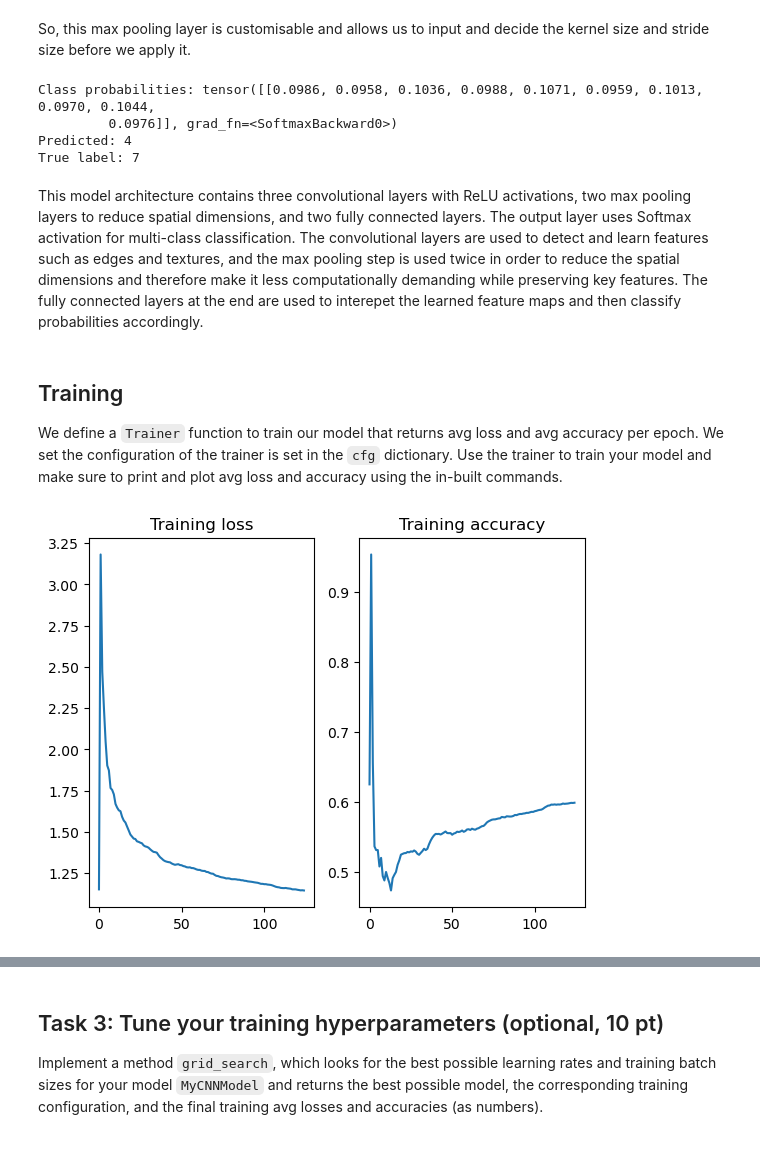
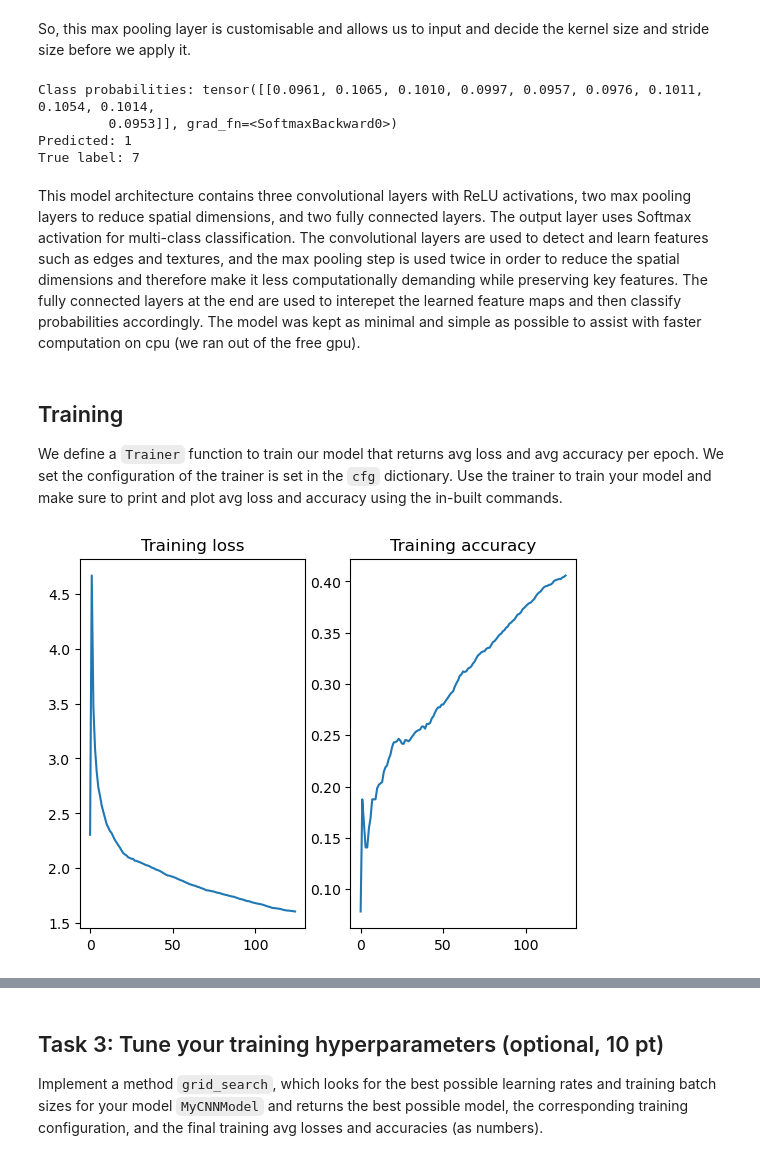
Before and after one commit to hertie-data-science-lab/assignment-2-ps-2-b, a Jupyter notebook: main.ipynb, the cells around one changed output, grey strips where cells are left out. Drawn from its saved outputs; the diff is of its cells as text; code cells hidden in the pictures.

```diff
--- a/main.ipynb
+++ b/main.ipynb
@@ -288,10 +288,7 @@ class MyCNNModel(nn.Sequential):
             nn.Flatten(),                                 # → 128×16×16 = 32768
             nn.Linear(128 * 16 * 16, 256),
             nn.ReLU(),
-            nn.Linear(256, n_classes),
-
-            #Softmax
-            nn.LogSoftmax(dim=1)
+            nn.Linear(256, n_classes)
         )
 
     def forward(self, x):
@@ -310,12 +307,12 @@ print("Class probabilities:", probs)
 print("Predicted:", predicted)
 print("True label:", y)
 # %% [output]
-Class probabilities: tensor([[0.0986, 0.0958, 0.1036, 0.0988, 0.1071, 0.0959, 0.1013, 0.0970, 0.1044,
-         0.0976]], grad_fn=<SoftmaxBackward0>)
-Predicted: 4
+Class probabilities: tensor([[0.0961, 0.1065, 0.1010, 0.0997, 0.0957, 0.0976, 0.1011, 0.1054, 0.1014,
+         0.0953]], grad_fn=<SoftmaxBackward0>)
+Predicted: 1
 True label: 7
 # %% [markdown]
-This model architecture contains three convolutional layers with ReLU activations, two max pooling layers to reduce spatial dimensions, and two fully connected layers. The output layer uses Softmax activation for multi-class classification. The convolutional layers are used to detect and learn features such as edges and textures, and the max pooling step is used twice in order to reduce the spatial dimensions and therefore make it less computationally demanding while preserving key features. The fully connected layers at the end are used to interepet the learned feature maps and then classify probabilities accordingly.
+This model architecture contains three convolutional layers with ReLU activations, two max pooling layers to reduce spatial dimensions, and two fully connected layers. The output layer uses Softmax activation for multi-class classification. The convolutional layers are used to detect and learn features such as edges and textures, and the max pooling step is used twice in order to reduce the spatial dimensions and therefore make it less computationally demanding while preserving key features. The fully connected layers at the end are used to interepet the learned feature maps and then classify probabilities accordingly. The model was kept as minimal and simple as possible to assist with faster computation on cpu (we ran out of the free gpu).
 # %% [markdown]
 ## Training
 
@@ -329,7 +326,7 @@ import matplotlib.pyplot as plt
 
 cfg = {
     'batch_size': 64,
-    'criterion': 'NLLLoss', #changed from 'CrossEntropyLoss to 'NLLLoss' due to applying a softmax in the last layer of your model
+    'criterion': 'CrossEntropyLoss', #change to 'nn.NLLLoss' if you are applying a softmax in the last layer of your model
     'epochs': 1,
     'learning_rate': 0.001,
     'optimizer':'Adam',
@@ -399,26 +396,26 @@ class Trainer:
 # %%
 # train your model
 
 #set up trainer
 my_trainer = Trainer(my_model, cfg)
 
 #train model
-train_loss, train_acc = my_trainer.train(train_data)
+train_loss_1, train_acc_1 = my_trainer.train(train_data)
 
 # plot accuracy and loss by iteration (one iteration=one batch)
 
 #plot training loss and accuracy per iteration
 fig, (ax0, ax1) = plt.subplots(1,2)
 
 #plot
-ax0.plot(range(len(train_loss)), train_loss)
-ax1.plot(range(len(train_acc)), train_acc)
+ax0.plot(range(len(train_loss_1)), train_loss_1)
+ax1.plot(range(len(train_acc_1)), train_acc_1)
 ax0.set_title('Training loss')
 ax1.set_title('Training accuracy')
 
 plt.show()
 # %% [output]
-[figure, old version]
+[figure, new version]
 # %%
 # test your model
 
```
Also changed, not shown: parts of 9 cells of this notebook.
